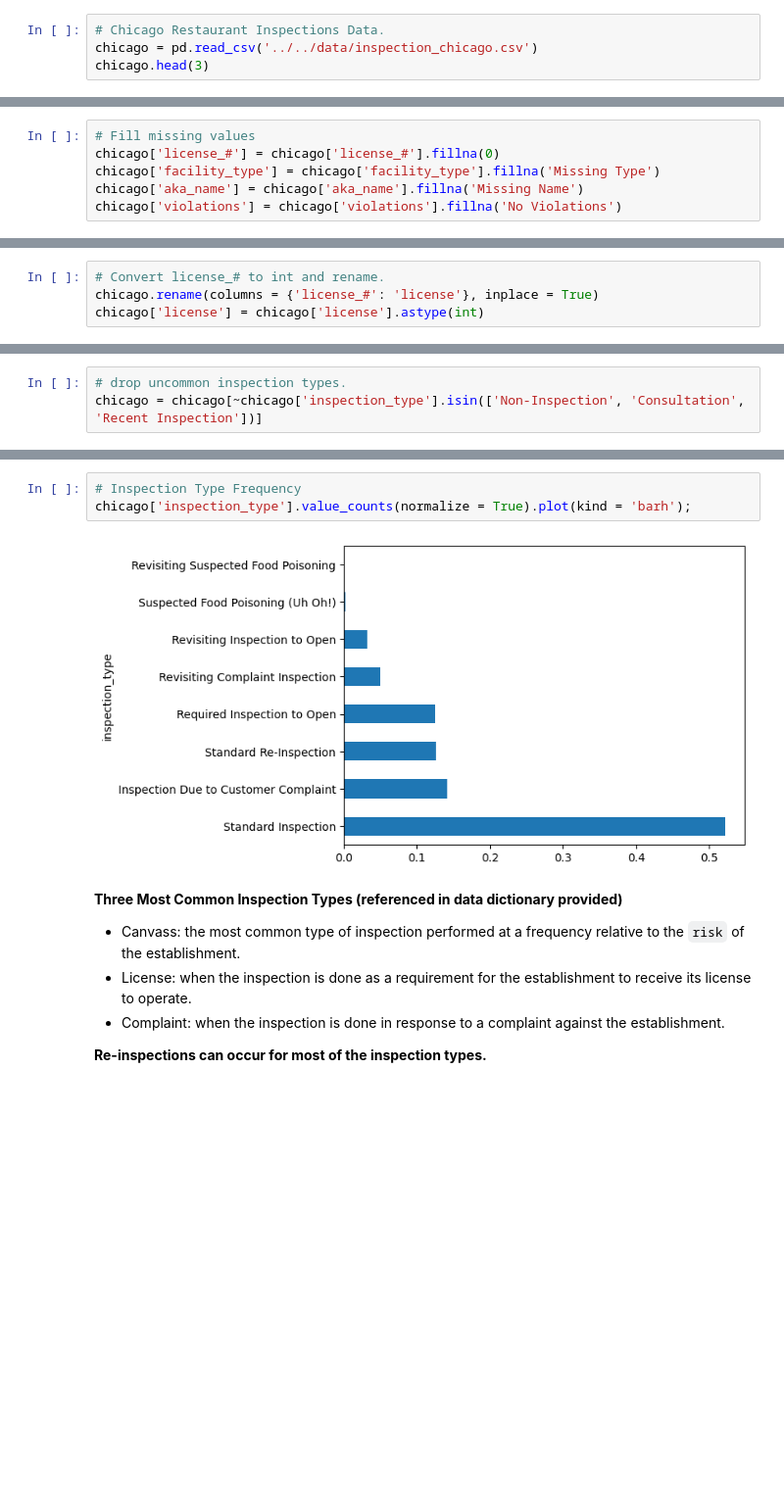
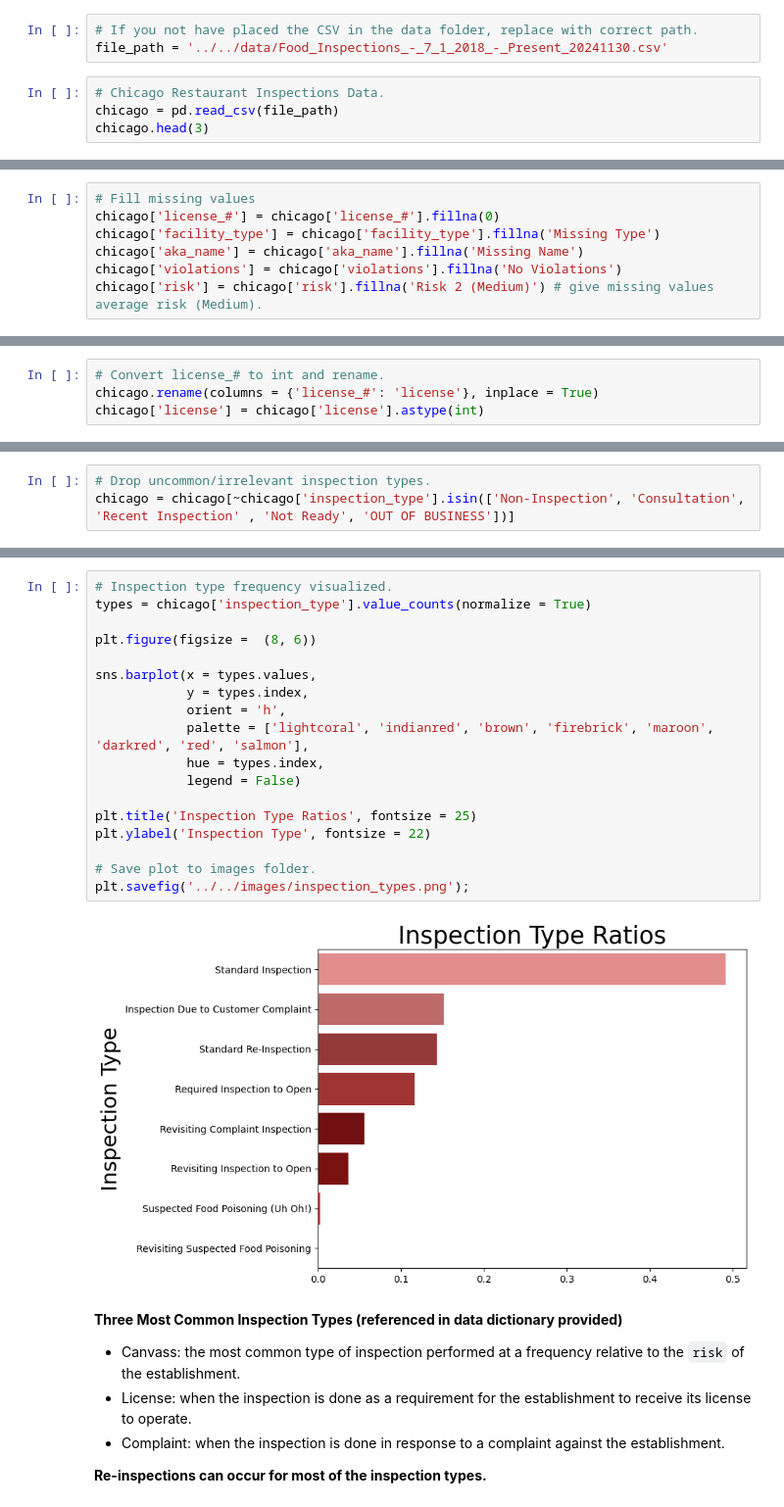
Before and after one commit to CharlesCro/food-inspections, a Jupyter notebook: code/notebooks/01_EDA.ipynb, the cells around one changed output, grey strips where cells are left out. Shown: that part at 98% size. Cells and saved outputs as stored; diff of their text form; blank space fills up the shorter version.

Commit message:
Plots Updated, Images Folder Created

```diff
--- a/code/notebooks/01_EDA.ipynb
+++ b/code/notebooks/01_EDA.ipynb
@@ -20,6 +36,9 @@ pd.set_option('display.max_columns', None)
+# %%
+# If you not have placed the CSV in the data folder, replace with correct path.
+file_path = '../../data/Food_Inspections_-_7_1_2018_-_Present_20241130.csv'
 # %%
 # Chicago Restaurant Inspections Data.
-chicago = pd.read_csv('../../data/inspection_chicago.csv')
+chicago = pd.read_csv(file_path)
 chicago.head(3)
 # %% [output]
 |  | Inspection ID | DBA Name | AKA Name | License # | Facility Type | Risk | Address | City | State | ... |
@@ -110,4 +133,5 @@ chicago['license_#'] = chicago['license_#'].fillna(0)
 chicago['facility_type'] = chicago['facility_type'].fillna('Missing Type')
 chicago['aka_name'] = chicago['aka_name'].fillna('Missing Name')
 chicago['violations'] = chicago['violations'].fillna('No Violations')
+chicago['risk'] = chicago['risk'].fillna('Risk 2 (Medium)') # give missing values average risk (Medium).
 # %%
@@ -120,5 +164,5 @@ chicago['license'] = chicago['license'].astype(int)
 # %%
-# drop uncommon inspection types.
-chicago = chicago[~chicago['inspection_type'].isin(['Non-Inspection', 'Consultation', 'Recent Inspection'])]
+# Drop uncommon/irrelevant inspection types.
+chicago = chicago[~chicago['inspection_type'].isin(['Non-Inspection', 'Consultation', 'Recent Inspection' , 'Not Ready', 'OUT OF BUSINESS'])]
 # %%
 def remove_punctuation(text):
@@ -178,9 +220,24 @@ memory usage: 6.8+ MB
 chicago['num_inspections'] = chicago.groupby('address')['address'].transform('count')
 # %%
-# Inspection Type Frequency
-chicago['inspection_type'].value_counts(normalize = True).plot(kind = 'barh');
+# Inspection type frequency visualized.
+types = chicago['inspection_type'].value_counts(normalize = True)
+
+plt.figure(figsize =  (8, 6))
+
+sns.barplot(x = types.values,
+            y = types.index,
+            orient = 'h',
+            palette = ['lightcoral', 'indianred', 'brown', 'firebrick', 'maroon', 'darkred', 'red', 'salmon'],
+            hue = types.index,
+            legend = False)
+
+plt.title('Inspection Type Ratios', fontsize = 25)
+plt.ylabel('Inspection Type', fontsize = 22)
+
+# Save plot to images folder.
+plt.savefig('../../images/inspection_types.png');
 # %% [output]
-[figure, old version]
+[figure, new version]
 # %% [markdown]
 **Three Most Common Inspection Types (referenced in data dictionary provided)**
 
```
Also changed, not shown: parts of 40 cells of this notebook, 10 other files.
